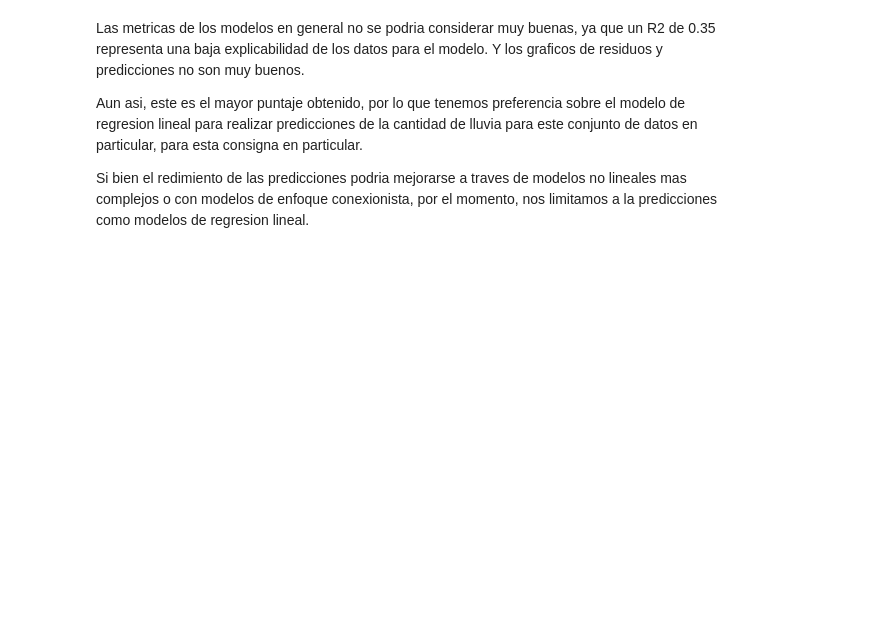
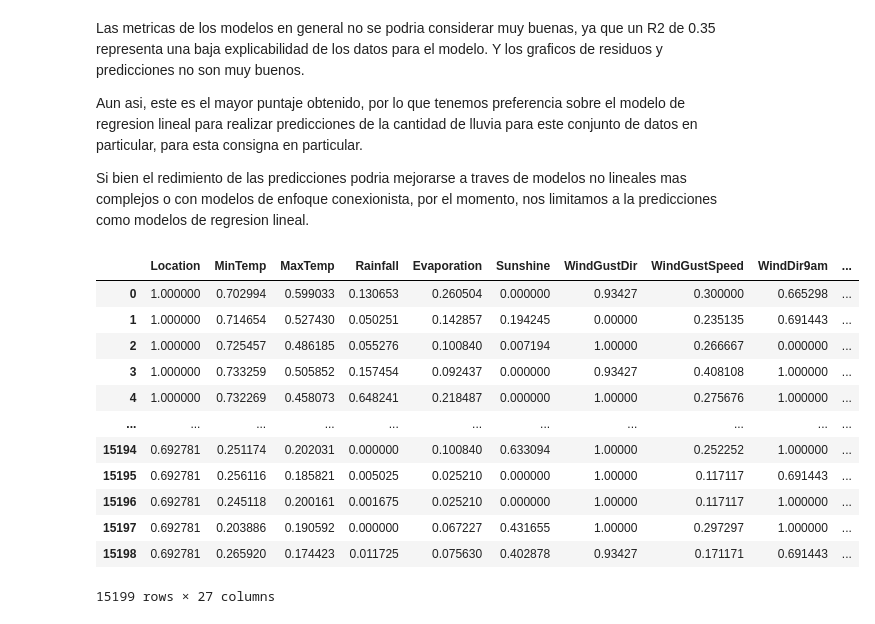
Before and after one commit to Shannon-21/Aprendizaje_Automatico_1, a Jupyter notebook: TP_IA41_LinearRegression_P1.ipynb, the cells around one changed output. Saved outputs shown, nothing was run; the diff lists cells and outputs as text; code cells hidden in the pictures; blank space fills up the shorter version.

```diff
--- a/TP_IA41_LinearRegression_P1.ipynb
+++ b/TP_IA41_LinearRegression_P1.ipynb
@@ -1325,3 +1325,19 @@ Las metricas de los modelos en general no se podria considerar muy buenas, ya qu
 Aun asi, este es el mayor puntaje obtenido, por lo que tenemos preferencia sobre el modelo de regresion lineal para realizar predicciones de la cantidad de lluvia para este conjunto de datos en particular, para esta consigna en particular.
 
 Si bien el redimiento de las predicciones podria mejorarse a traves de modelos no lineales mas complejos o con modelos de enfoque conexionista, por el momento, nos limitamos a la predicciones como modelos de regresion lineal.
+# %%
+df_normalized
+# %% [output]
+|  | Location | MinTemp | MaxTemp | Rainfall | Evaporation | Sunshine | WindGustDir | WindGustSpeed | WindDir9am | ... |
+| 0 | 1.000000 | 0.702994 | 0.599033 | 0.130653 | 0.260504 | 0.000000 | 0.93427 | 0.300000 | 0.665298 | ... |
+| 1 | 1.000000 | 0.714654 | 0.527430 | 0.050251 | 0.142857 | 0.194245 | 0.00000 | 0.235135 | 0.691443 | ... |
+| 2 | 1.000000 | 0.725457 | 0.486185 | 0.055276 | 0.100840 | 0.007194 | 1.00000 | 0.266667 | 0.000000 | ... |
+| 3 | 1.000000 | 0.733259 | 0.505852 | 0.157454 | 0.092437 | 0.000000 | 0.93427 | 0.408108 | 1.000000 | ... |
+| 4 | 1.000000 | 0.732269 | 0.458073 | 0.648241 | 0.218487 | 0.000000 | 1.00000 | 0.275676 | 1.000000 | ... |
+| ... | ... | ... | ... | ... | ... | ... | ... | ... | ... | ... |
+| 15194 | 0.692781 | 0.251174 | 0.202031 | 0.000000 | 0.100840 | 0.633094 | 1.00000 | 0.252252 | 1.000000 | ... |
+| 15195 | 0.692781 | 0.256116 | 0.185821 | 0.005025 | 0.025210 | 0.000000 | 1.00000 | 0.117117 | 0.691443 | ... |
+| 15196 | 0.692781 | 0.245118 | 0.200161 | 0.001675 | 0.025210 | 0.000000 | 1.00000 | 0.117117 | 1.000000 | ... |
+| 15197 | 0.692781 | 0.203886 | 0.190592 | 0.000000 | 0.067227 | 0.431655 | 1.00000 | 0.297297 | 1.000000 | ... |
+| 15198 | 0.692781 | 0.265920 | 0.174423 | 0.011725 | 0.075630 | 0.402878 | 0.93427 | 0.171171 | 0.691443 | ... |
+15199 rows × 27 columns
```
Also changed, not shown: parts of 14 cells of this notebook, 1 other file.
